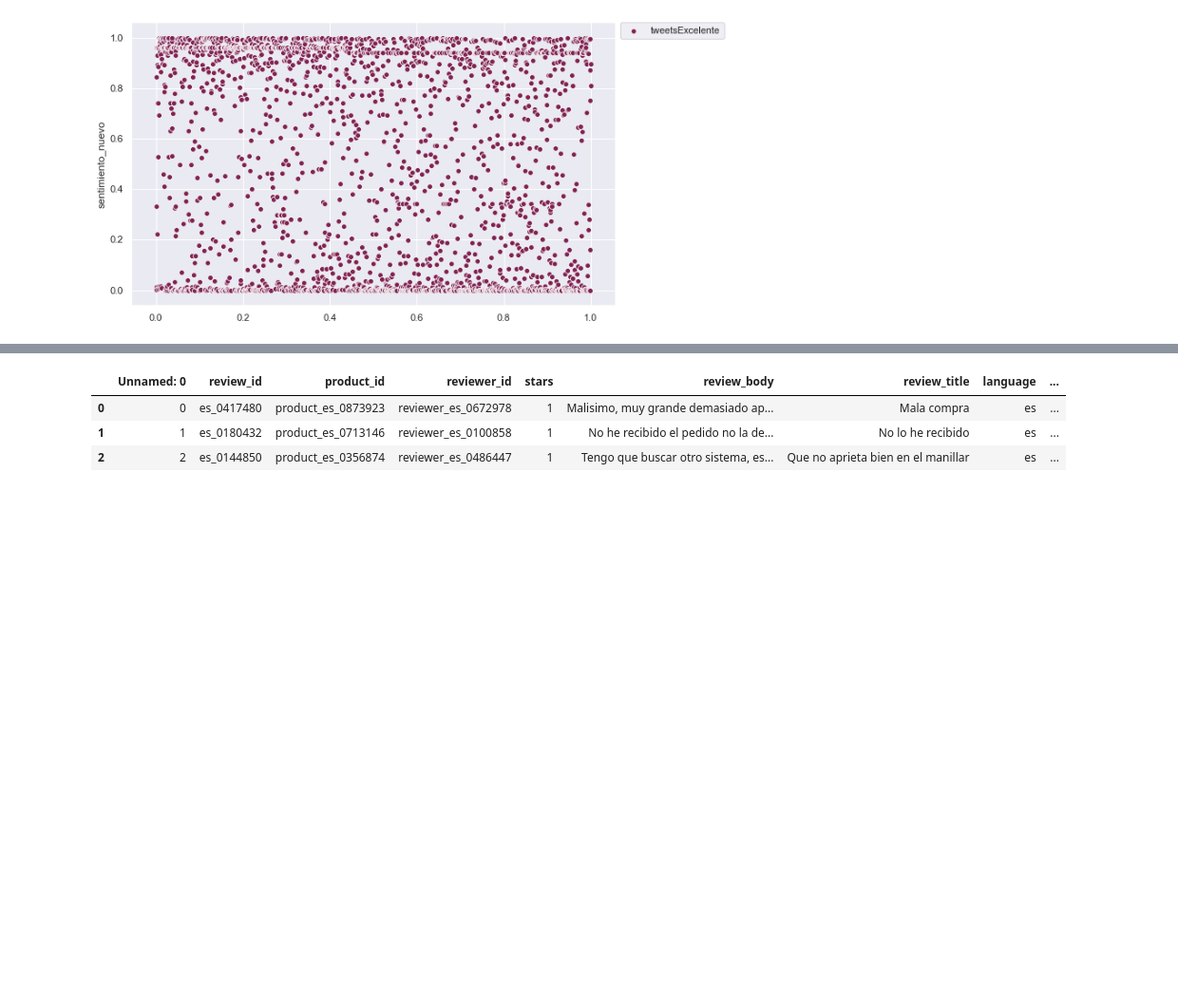
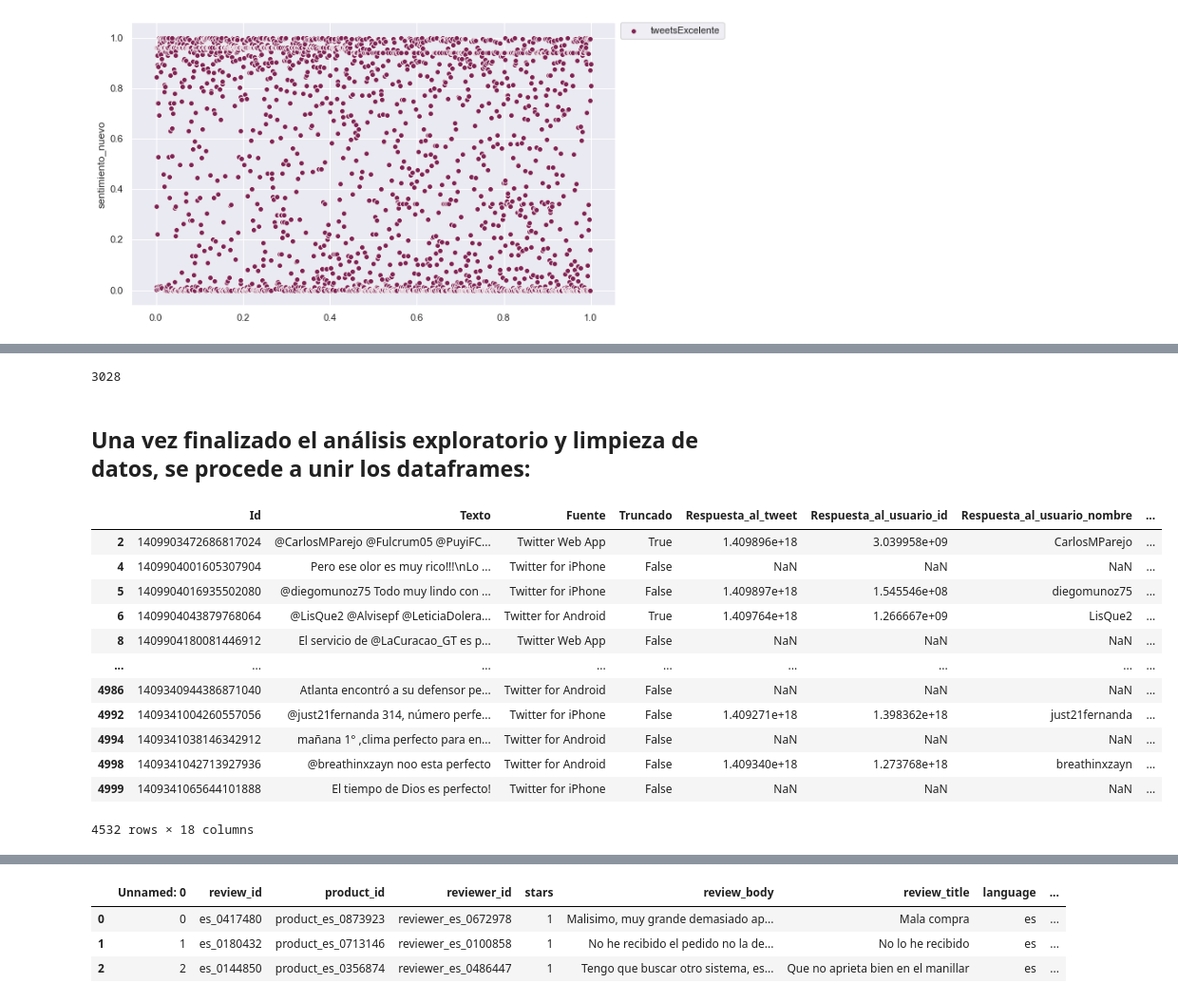
Before and after one commit to panasabena/Analisis_exploratorio_de_tweepy, a Jupyter notebook: Explorando.ipynb, the cells around one changed output, grey strips where cells are left out. Shown at 95% size. Cells and saved outputs as stored; diff of their text form; code cells hidden in the pictures; blank space fills up the shorter version.

Commit message:
Se terminan de eliminar los outliers de los sentimientos, se concatenan los dataframes de tweets y de amazon. Se cargan los modelos de redes neuronales.

```diff
--- a/Explorando.ipynb
+++ b/Explorando.ipynb
@@ -767,0 +775,35 @@ plt.legend(bbox_to_anchor=(1.01, 1),
+# %%
+tweetsmuymalos_1=tweetsmuymalos[tweetsmuymalos['sentimiento_nuevo']<=0.2].copy()
+tweetsmalos_2=tweetsmalos[tweetsmalos['sentimiento_nuevo']<=0.4].copy()
+tweetsmalos_2=tweetsmalos_2[tweetsmalos_2['sentimiento_nuevo']>0.2].copy()
+tweetsbuenos_3=tweetsbuenos[tweetsbuenos['sentimiento_nuevo']<=0.6].copy()
+tweetsbuenos_3=tweetsbuenos_3[tweetsbuenos_3['sentimiento_nuevo']>0.4].copy()
+tweetsmuybuenos_4=tweetsmuybuenos[tweetsmuybuenos['sentimiento_nuevo']>0.6].copy()
+tweetsmuybuenos_4=tweetsmuybuenos_4[tweetsmuybuenos_4['sentimiento_nuevo']<=0.8].copy()
+tweetsExcelente_5=tweetsExcelente[tweetsExcelente['sentimiento_nuevo']<=1].copy()
+tweetsExcelente_5=tweetsExcelente_5[tweetsExcelente_5['sentimiento_nuevo']>0.8]
+
+len(tweetsmuymalos_1)
+# %% [output]
+3028
+# %% [markdown]
+## Una vez finalizado el análisis exploratorio y limpieza de datos, se procede a unir los dataframes:
+# %%
+frames=[tweetsmuymalos_1,tweetsmalos_2,tweetsbuenos_3,tweetsmuybuenos_4,tweetsExcelente_5]
+general_tweets=pd.concat(frames)
+general_tweets
+#print(3028+35+315+151+1003)
+# %% [output]
+|  | Id | Texto | Fuente | Truncado | Respuesta_al_tweet | Respuesta_al_usuario_id | Respuesta_al_usuario_nombre | ... |
+| 2 | 1409903472686817024 | @CarlosMParejo @Fulcrum05 @PuyiFC... | Twitter Web App | True | 1.409896e+18 | 3.039958e+09 | CarlosMParejo | ... |
+| 4 | 1409904001605307904 | Pero ese olor es muy rico!!!\nLo ... | Twitter for iPhone | False | NaN | NaN | NaN | ... |
+| 5 | 1409904016935502080 | @diegomunoz75 Todo muy lindo con ... | Twitter for iPhone | False | 1.409897e+18 | 1.545546e+08 | diegomunoz75 | ... |
+| 6 | 1409904043879768064 | @LisQue2 @Alvisepf @LeticiaDolera... | Twitter for Android | True | 1.409764e+18 | 1.266667e+09 | LisQue2 | ... |
+| 8 | 1409904180081446912 | El servicio de @LaCuracao_GT es p... | Twitter Web App | False | NaN | NaN | NaN | ... |
+| ... | ... | ... | ... | ... | ... | ... | ... | ... |
+| 4986 | 1409340944386871040 | Atlanta encontró a su defensor pe... | Twitter for Android | False | NaN | NaN | NaN | ... |
+| 4992 | 1409341004260557056 | @just21fernanda 314, número perfe... | Twitter for iPhone | False | 1.409271e+18 | 1.398362e+18 | just21fernanda | ... |
+| 4994 | 1409341038146342912 | mañana 1° ,clima perfecto para en... | Twitter for Android | False | NaN | NaN | NaN | ... |
+| 4998 | 1409341042713927936 | @breathinxzayn noo esta perfecto | Twitter for Android | False | 1.409340e+18 | 1.273768e+18 | breathinxzayn | ... |
+| 4999 | 1409341065644101888 | El tiempo de Dios es perfecto! | Twitter for iPhone | False | NaN | NaN | NaN | ... |
+4532 rows × 18 columns
```
Also changed, not shown: parts of 40 cells of this notebook.
